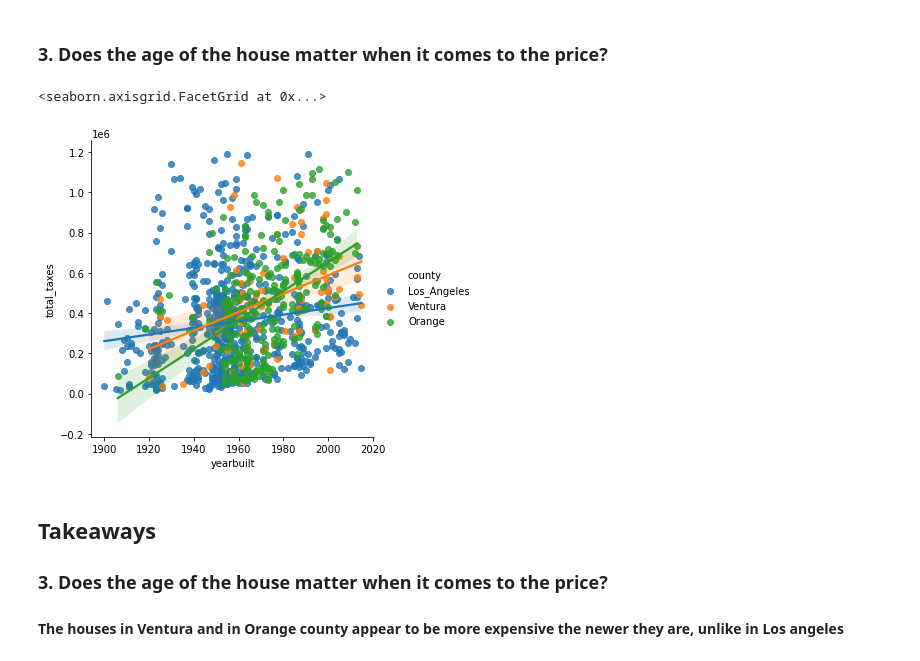
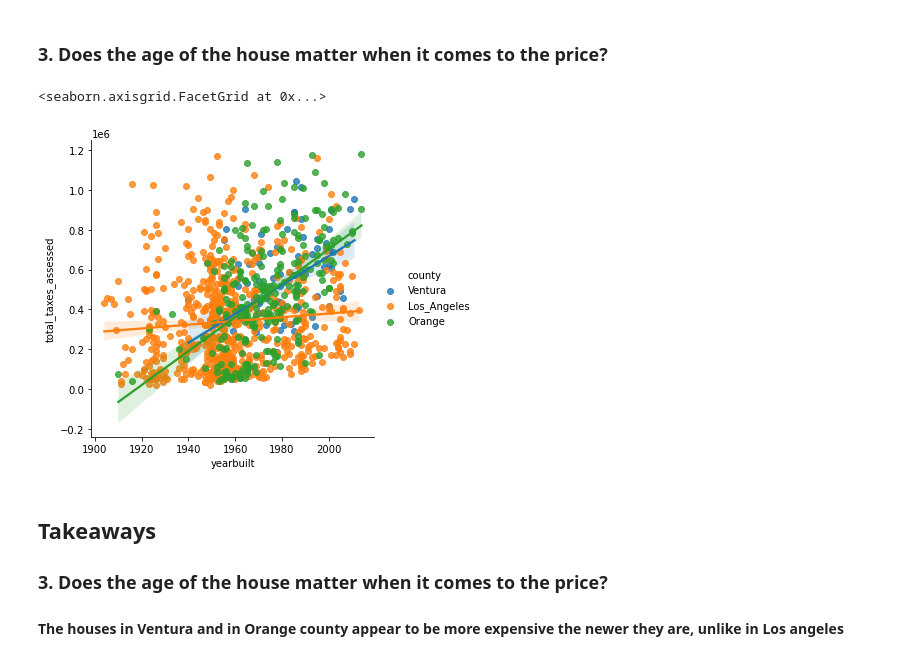
Before and after one commit to lincolnmuriithi11/Project_Regression, a Jupyter notebook: zillow_project_report.ipynb, the cells around one changed output. Cells and saved outputs as stored; diff of their text form; code cells hidden in the pictures.

```diff
--- a/zillow_project_report.ipynb
+++ b/zillow_project_report.ipynb
@@ -160,10 +160,10 @@ No handles with labels found to put in legend.
 # %%
 #this codetakes in a sample of the data and creates a scatter plot with hue that showes where houses
 #in the sample are located and draws a regression line
-sns.lmplot(x="yearbuilt", y="total_taxes", hue ="county", data=train.sample(1000))
+sns.lmplot(x="yearbuilt", y="total_taxes_assessed", hue ="county", data=train.sample(1000))
 # %% [output]
 <seaborn.axisgrid.FacetGrid at 0x...>
-[figure, old version]
+[figure, new version]
 # %% [markdown]
 ## Takeaways
 ### 3. Does the age of the house matter when it comes to the price?
```
Also changed, not shown: parts of 20 cells of this notebook.
